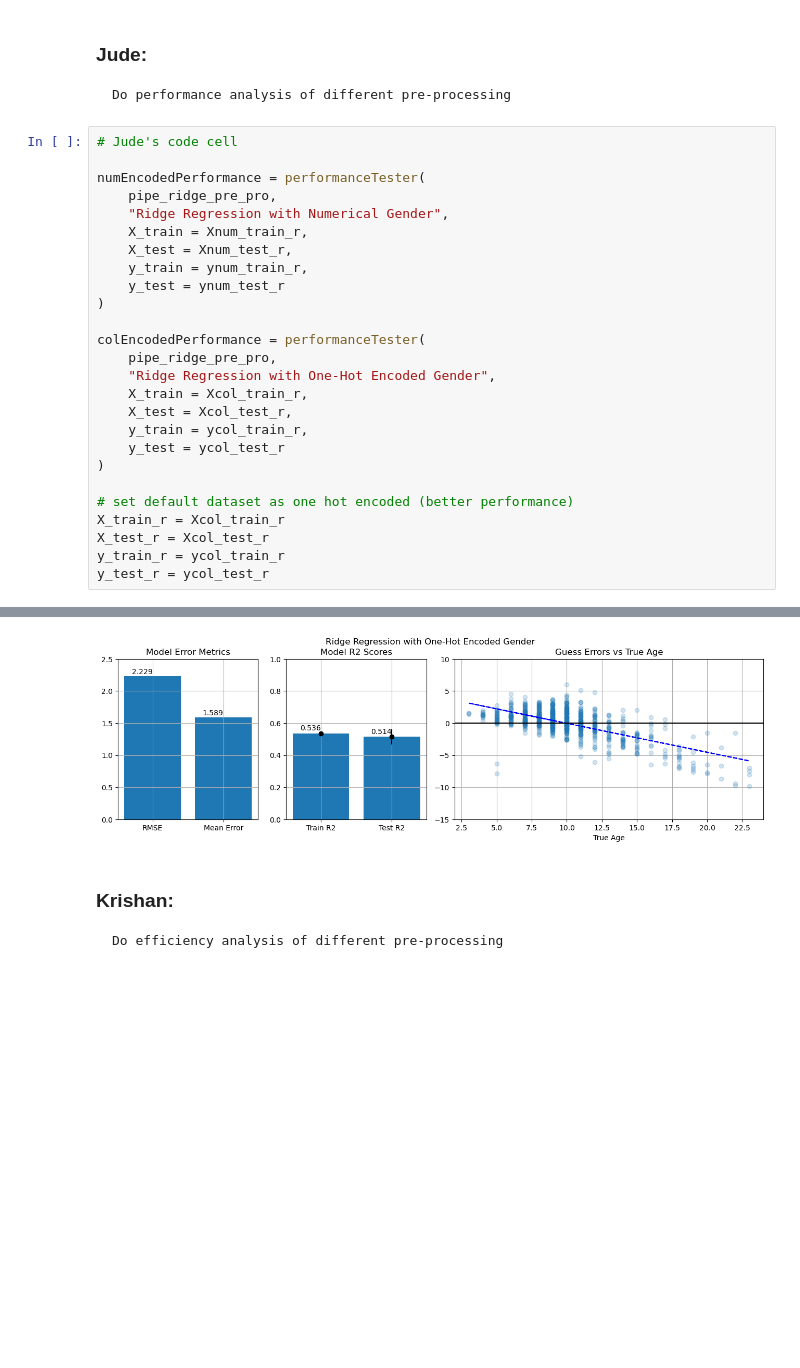
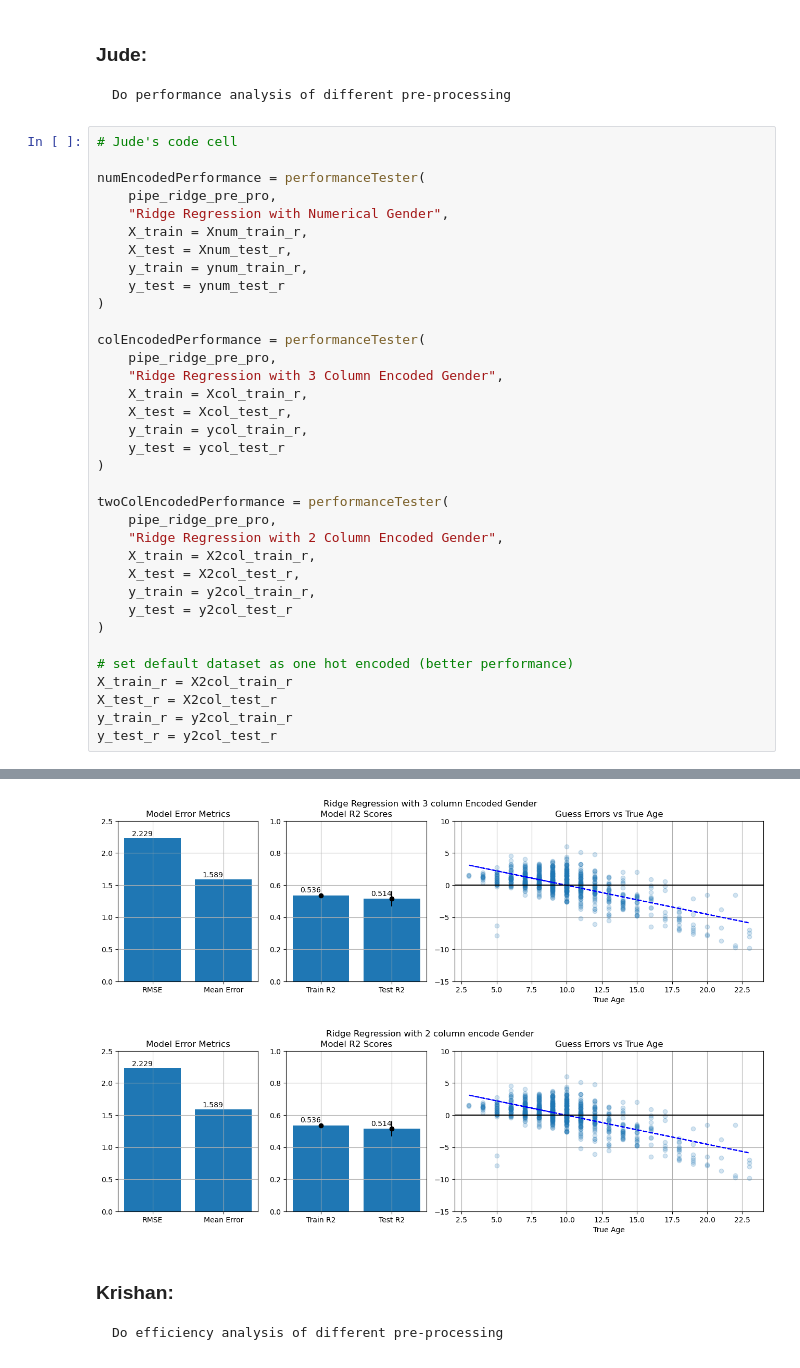
Before and after one commit to el5ie/predict-cw2-C, a Jupyter notebook: main.ipynb, the cells around one changed output, grey strips where cells are left out. Drawn from its saved outputs; the diff is of its cells as text; blank space fills up the shorter version.

```diff
--- a/main.ipynb
+++ b/main.ipynb
@@ -4587,32 +4595,42 @@ Pipeline(steps=[('scaler', RobustScaler()), ('model', Ridge(alpha=0.2477))])
 # %%
 # Jude's code cell
 
 numEncodedPerformance = performanceTester(
     pipe_ridge_pre_pro,
     "Ridge Regression with Numerical Gender",
     X_train = Xnum_train_r,
     X_test = Xnum_test_r,
     y_train = ynum_train_r,
     y_test = ynum_test_r
 )
 
 colEncodedPerformance = performanceTester(
     pipe_ridge_pre_pro,
-    "Ridge Regression with One-Hot Encoded Gender",
+    "Ridge Regression with 3 Column Encoded Gender",
     X_train = Xcol_train_r,
     X_test = Xcol_test_r,
     y_train = ycol_train_r,
     y_test = ycol_test_r
 )
 
+twoColEncodedPerformance = performanceTester(
+    pipe_ridge_pre_pro,
+    "Ridge Regression with 2 Column Encoded Gender",
+    X_train = X2col_train_r,
+    X_test = X2col_test_r,
+    y_train = y2col_train_r,
+    y_test = y2col_test_r
+)
+
 # set default dataset as one hot encoded (better performance)
-X_train_r = Xcol_train_r
-X_test_r = Xcol_test_r
-y_train_r = ycol_train_r
-y_test_r = ycol_test_r
+X_train_r = X2col_train_r
+X_test_r = X2col_test_r
+y_train_r = y2col_train_r
+y_test_r = y2col_test_r
 # %% [output]
 [figure]
 [figure]
+[figure, added]
 # %% [markdown]
 ### Krishan:
 
```
Also changed, not shown: parts of 2 cells of this notebook.
